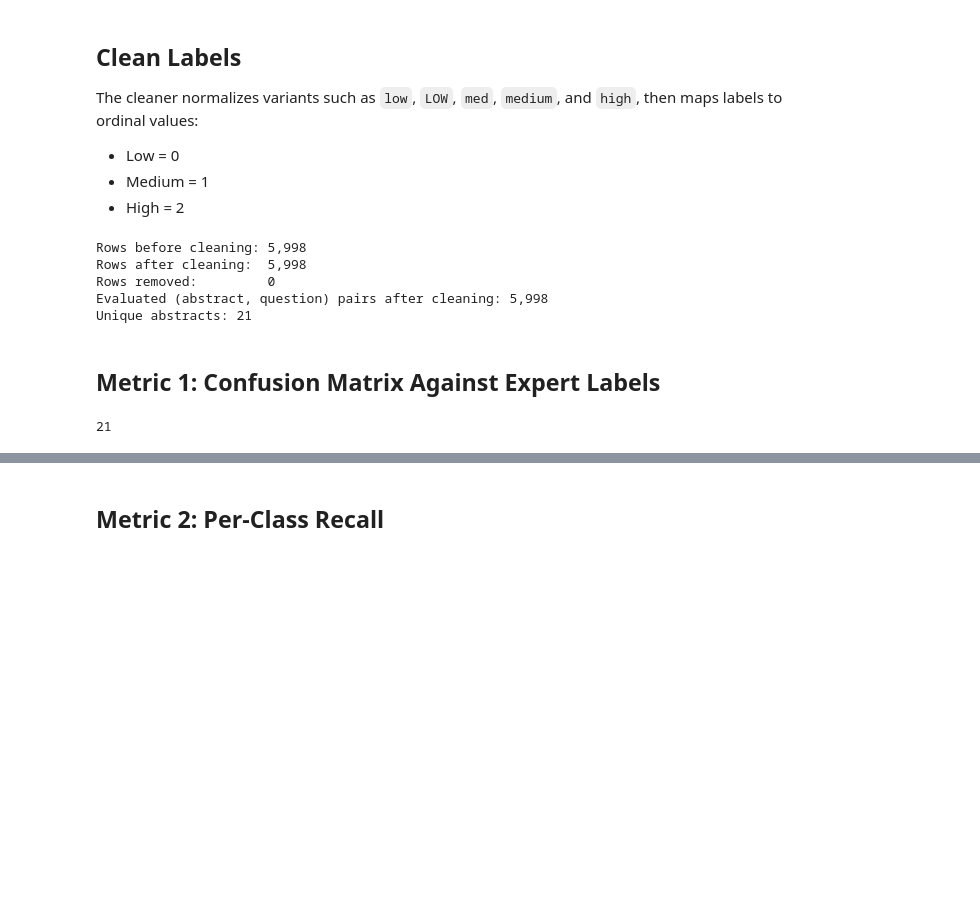
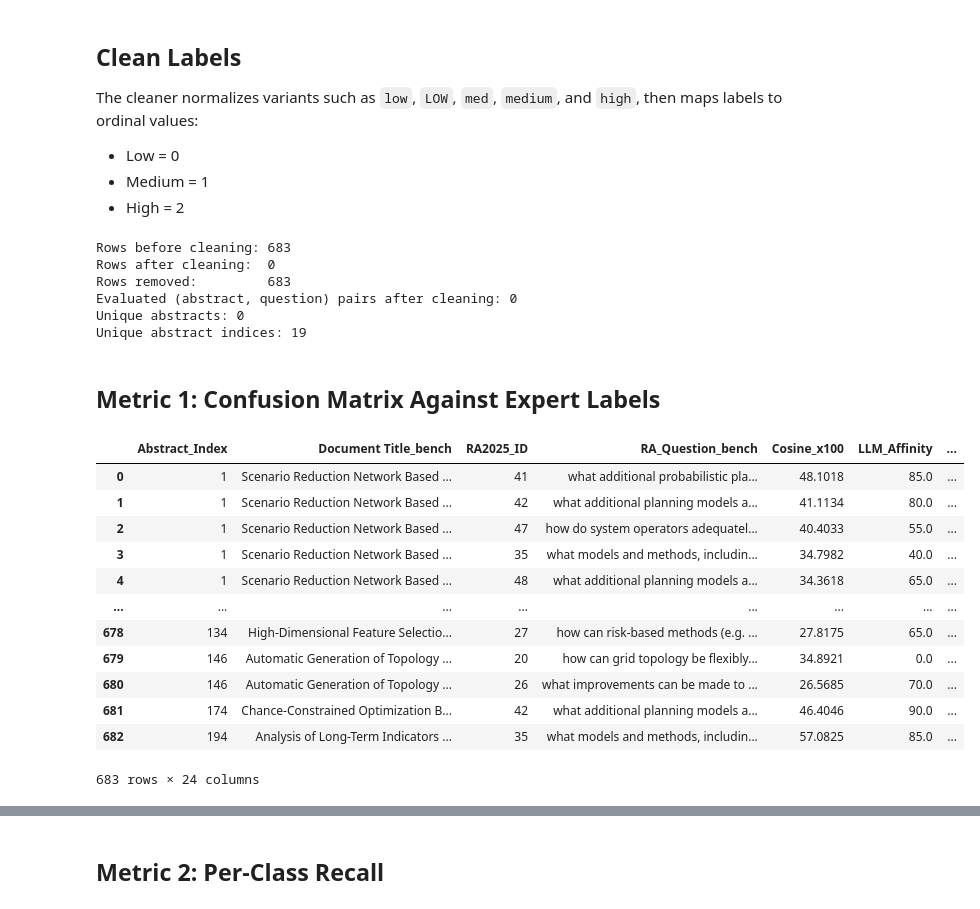
Before and after one commit to pigalleg/article-classifier, a Jupyter notebook: notebooks/10_affinity_diagnostics_metrics.ipynb, the cells around one changed output, grey strips where cells are left out. Drawn from its saved outputs; the diff is of its cells as text; code cells hidden in the pictures; blank space fills up the shorter version.

```diff
--- a/notebooks/10_affinity_diagnostics_metrics.ipynb
+++ b/notebooks/10_affinity_diagnostics_metrics.ipynb
@@ -266,18 +252,32 @@ if abstract_id_col_inferred is not None and abstract_id_col_inferred in eval_df.
     print(f'Unique abstracts: {eval_df[abstract_id_col_inferred].nunique():,}')
 else:
     print('Unique abstracts: not available (abstract_id_col not found).')
+print(f'Unique abstract indices: {df_raw.Abstract_Index.unique().size:,}')
 # %% [output]
-Rows before cleaning: 5,998
-Rows after cleaning:  5,998
-Rows removed:         0
-Evaluated (abstract, question) pairs after cleaning: 5,998
-Unique abstracts: 21
+Rows before cleaning: 683
+Rows after cleaning:  0
+Rows removed:         683
+Evaluated (abstract, question) pairs after cleaning: 0
+Unique abstracts: 0
+Unique abstract indices: 19
 # %% [markdown]
 ## Metric 1: Confusion Matrix Against Expert Labels
 # %%
-df_raw.Abstract_Index.unique().size
+df_raw
 # %% [output]
+|  | Abstract_Index | Document Title_bench | RA2025_ID | RA_Question_bench | Cosine_x100 | LLM_Affinity | ... |
+| 0 | 1 | Scenario Reduction Network Based ... | 41 | what additional probabilistic pla... | 48.1018 | 85.0 | ... |
+| 1 | 1 | Scenario Reduction Network Based ... | 42 | what additional planning models a... | 41.1134 | 80.0 | ... |
+| 2 | 1 | Scenario Reduction Network Based ... | 47 | how do system operators adequatel... | 40.4033 | 55.0 | ... |
+| 3 | 1 | Scenario Reduction Network Based ... | 35 | what models and methods, includin... | 34.7982 | 40.0 | ... |
+| 4 | 1 | Scenario Reduction Network Based ... | 48 | what additional planning models a... | 34.3618 | 65.0 | ... |
+| ... | ... | ... | ... | ... | ... | ... | ... |
+| 678 | 134 | High-Dimensional Feature Selectio... | 27 | how can risk-based methods (e.g. ... | 27.8175 | 65.0 | ... |
+| 679 | 146 | Automatic Generation of Topology ... | 20 | how can grid topology be flexibly... | 34.8921 | 0.0 | ... |
+| 680 | 146 | Automatic Generation of Topology ... | 26 | what improvements can be made to ... | 26.5685 | 70.0 | ... |
+| 681 | 174 | Chance-Constrained Optimization B... | 42 | what additional planning models a... | 46.4046 | 90.0 | ... |
+| 682 | 194 | Analysis of Long-Term Indicators ... | 35 | what models and methods, includin... | 57.0825 | 85.0 | ... |
-21
+683 rows × 24 columns
 # %%
 y_true = eval_df['expert_num'].to_numpy()
 y_pred = eval_df['pred_num'].to_numpy()
```
Also changed, not shown: parts of 7 cells of this notebook, 2 other files.
